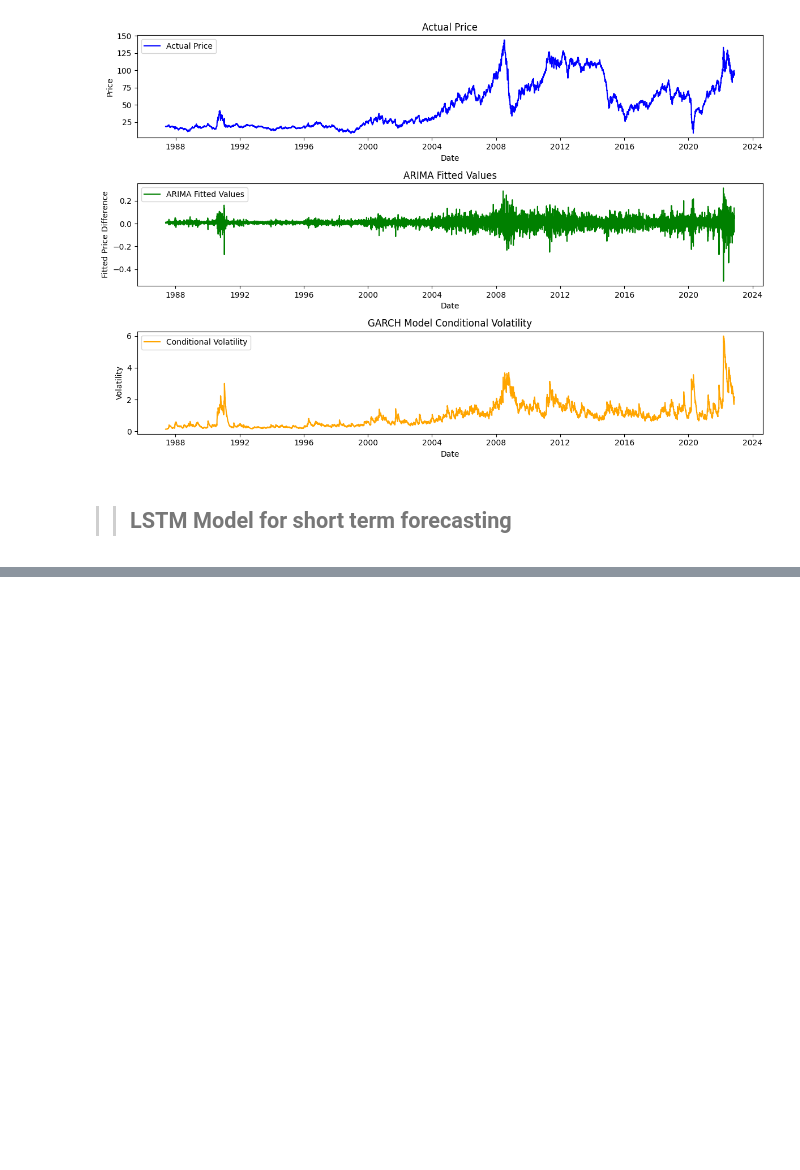
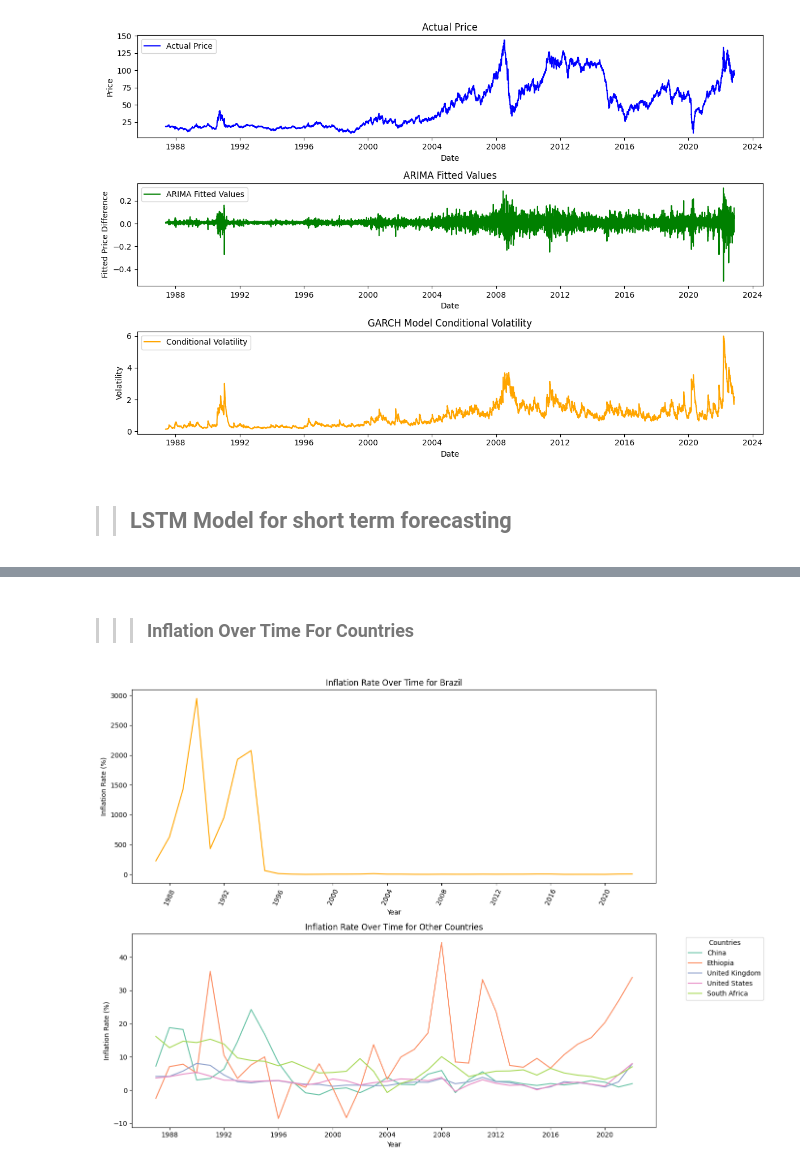
Before and after one commit to hanaDemma/Change_point_analysis_and_statistical_modelling-, a Jupyter notebook: notebooks/change_point_analysis.ipynb, the cells around one changed output, grey strips where cells are left out. Saved outputs shown, nothing was run; the diff lists cells and outputs as text; code cells hidden in the pictures; blank space fills up the shorter version.

```diff
--- a/notebooks/change_point_analysis.ipynb
+++ b/notebooks/change_point_analysis.ipynb
@@ -423,0 +431,6 @@ Epoch 10/10
+# %% [markdown]
+>>> ### Inflation Over Time For Countries
+# %%
+inflation_data = inflation_data(start_date,end_date)
+# %% [output]
+[figure, added]
```
Also changed, not shown: parts of 6 cells of this notebook, 1 other file.
